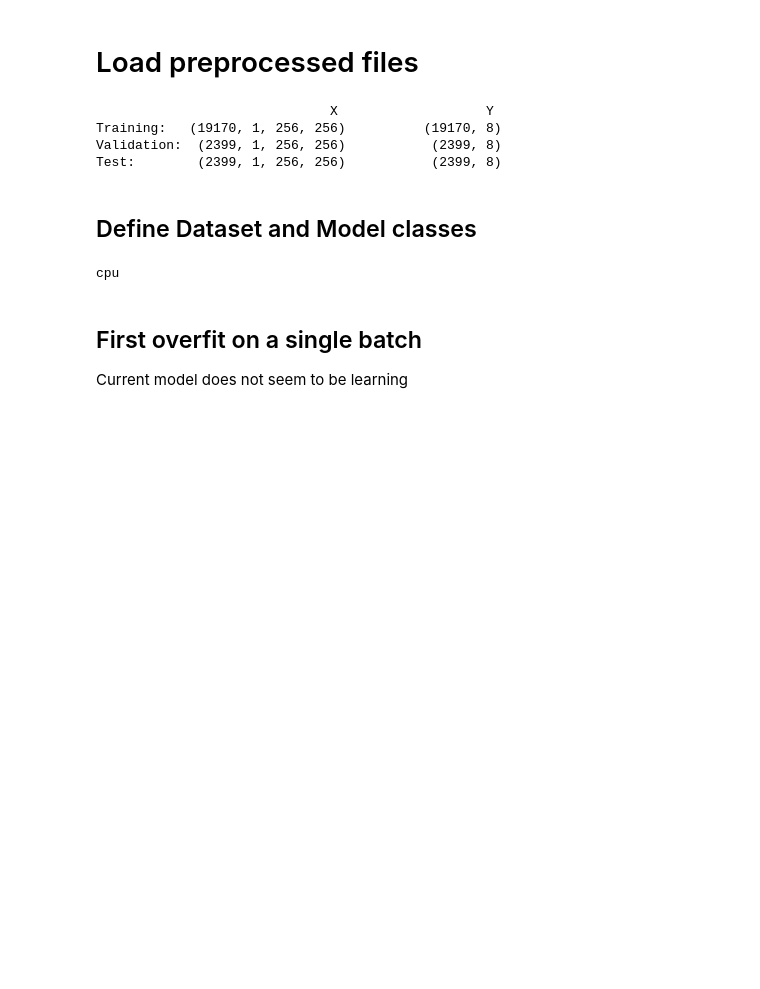
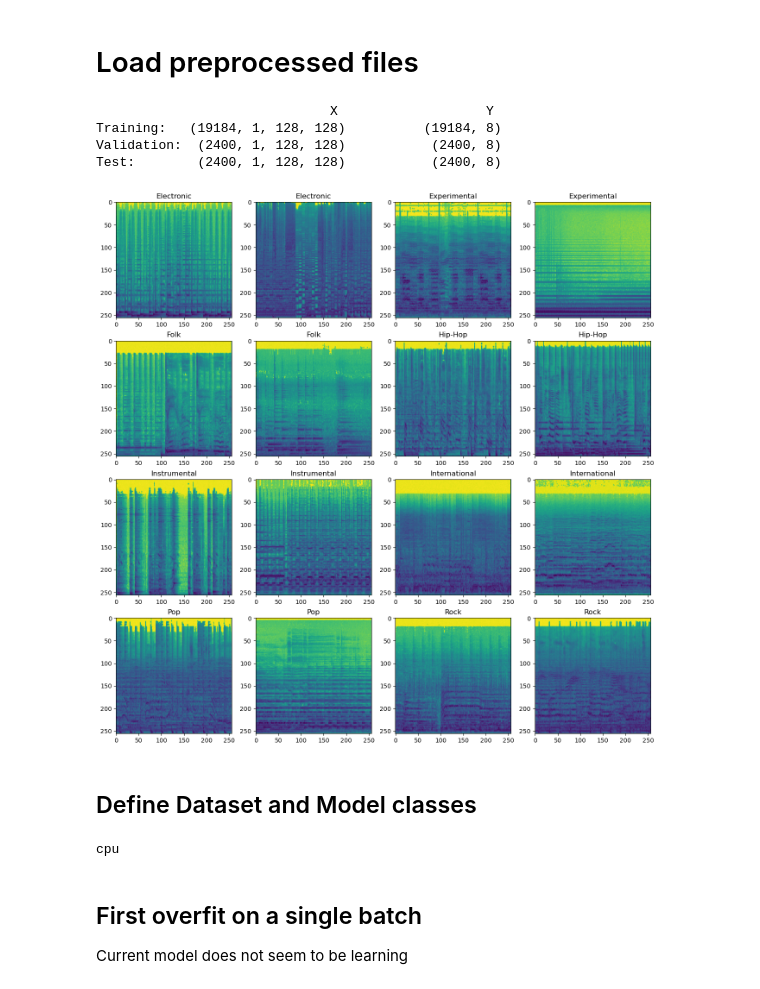
Before and after one commit to markojungo/music-genre-classification, a Jupyter notebook: train.ipynb, the cells around one changed output. Saved outputs shown, nothing was run; the diff lists cells and outputs as text; code cells hidden in the pictures; blank space fills up the shorter version.

Commit message:
Add model architectures, training code, and job submission code
Add preprocessing, training, submitting job to GCP, and saving models.
Add hyperparameter tuning.

```diff
--- a/train.ipynb
+++ b/train.ipynb
@@ -41,20 +41,33 @@ small_genres = ['Electronic', 'Experimental', 'Folk', 'Hip-Hop', 'Instrumental',
 # %% [markdown]
 # Load preprocessed files
 # %%
-X = dd.io.load('data/fma_preprocessed/X.h5')
-Y = dd.io.load('data/fma_preprocessed/Y.h5')
+X = dd.io.load('data/fma_preprocessed/X_3.h5')
+Y = dd.io.load('data/fma_preprocessed/Y_3.h5')
 # %%
 # Assuming files are preprocessed as image (256x256x3), labels are just strings
-n = 3
 print(f'{"X":>31s}{"Y":>20s}')
 print(f"Training:   {str(X['training'].shape):>20s}{str(Y['training'].shape):>20s}")
 print(f"Validation: {str(X['validation'].shape):>20s}{str(Y['validation'].shape):>20s}")
 print(f"Test:       {str(X['test'].shape):>20s}{str(Y['test'].shape):>20s}")
 # %% [output]
                               X                   Y
-Training:   (19170, 1, 256, 256)          (19170, 8)
-Validation:  (2399, 1, 256, 256)           (2399, 8)
-Test:        (2399, 1, 256, 256)           (2399, 8)
+Training:   (19184, 1, 128, 128)          (19184, 8)
+Validation:  (2400, 1, 128, 128)           (2400, 8)
+Test:        (2400, 1, 128, 128)           (2400, 8)
+# %%
+idx = (192, 345, 60, 75, 9, 63, 0, 93, 1182, 1566, 87, 129, 6, 48, 51, 72)
+
+fig = plt.figure(figsize=(16, 16))
+
+for i in range(len(idx)):
+    ax = fig.add_subplot(4, 4, i+1)
+    ai = idx[i]
+    img = X['training'][ai]
+    y = np.argmax(Y['training'][ai])
+    ax.imshow(img.transpose(1,2,0))
+    ax.set_title(small_genres[y])
+# %% [output]
+[figure, added]
 # %% [markdown]
 ## Define Dataset and Model classes
 # %%
```
Also changed, not shown: parts of 7 cells of this notebook, 26 other files.
